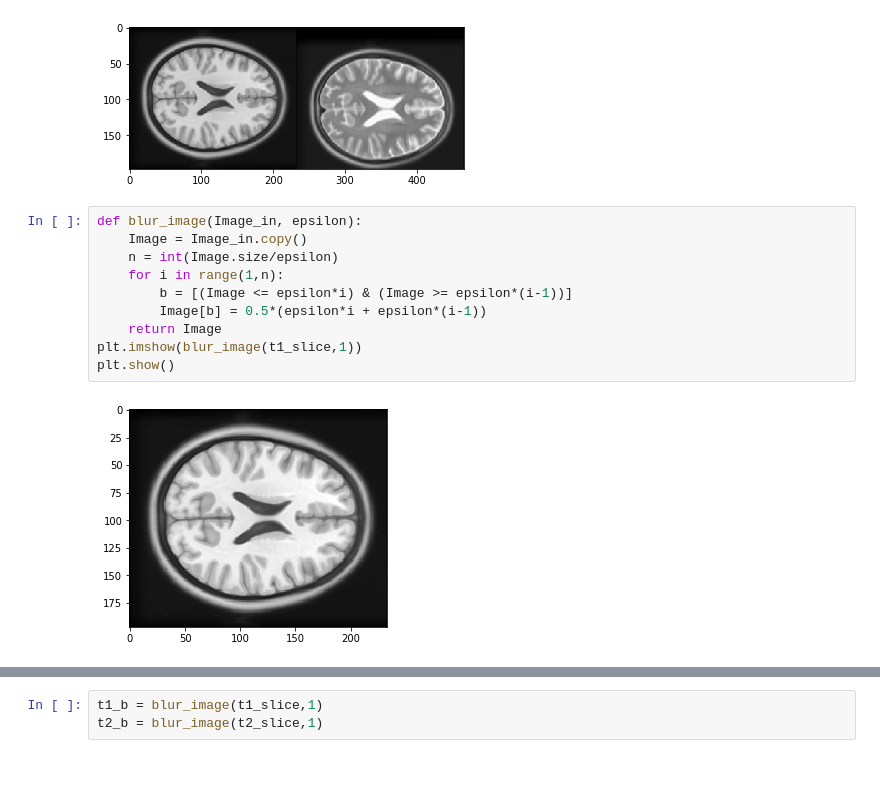
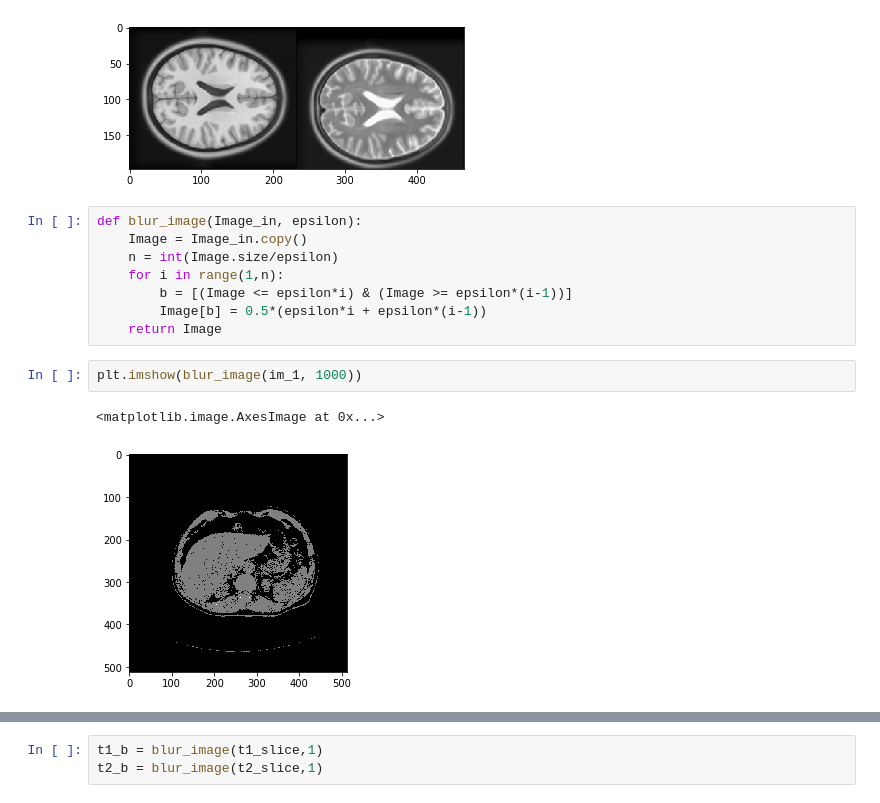
Before and after one commit to CamiVasz/Similarity, a Jupyter notebook: PR.ipynb, the cells around one changed output, grey strips where cells are left out. Cells and saved outputs as stored; diff of their text form; blank space fills up the shorter version.

```diff
--- a/PR.ipynb
+++ b/PR.ipynb
@@ -116,7 +139,8 @@ def blur_image(Image_in, epsilon):
         b = [(Image <= epsilon*i) & (Image >= epsilon*(i-1))]
         Image[b] = 0.5*(epsilon*i + epsilon*(i-1))
     return Image
-plt.imshow(blur_image(t1_slice,1))
-plt.show()
-# %% [output]
-[figure, removed]
+# %%
+plt.imshow(blur_image(im_1, 1000))
+# %% [output]
+<matplotlib.image.AxesImage at 0x...>
+[figure, added]
```
Also changed, not shown: parts of 24 cells of this notebook, 5 other files.
